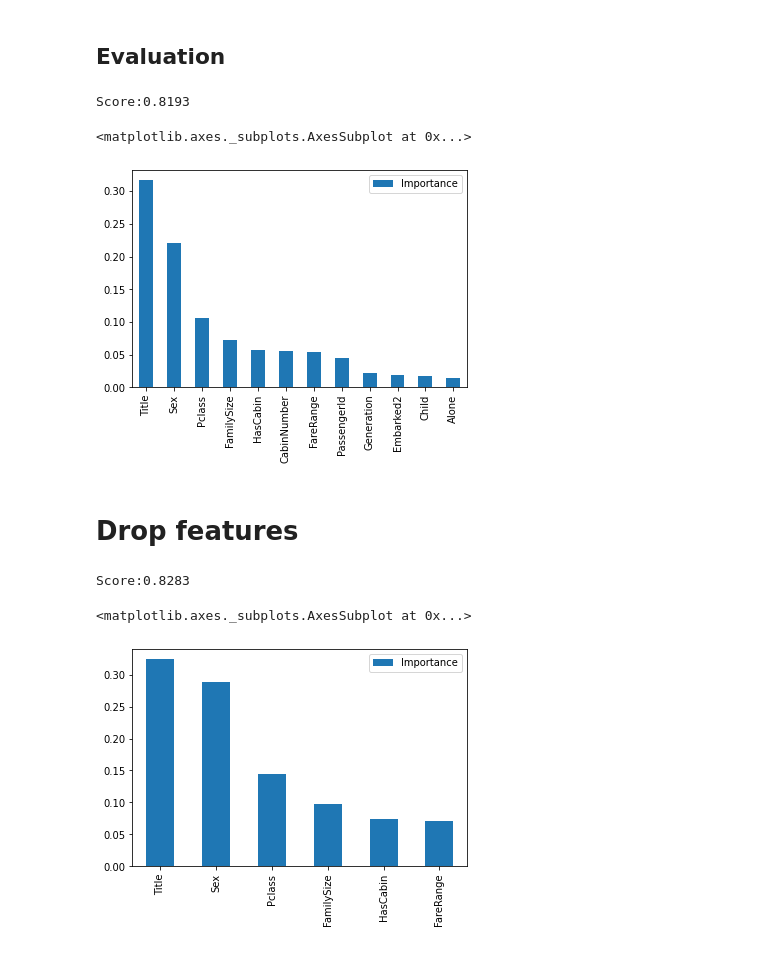
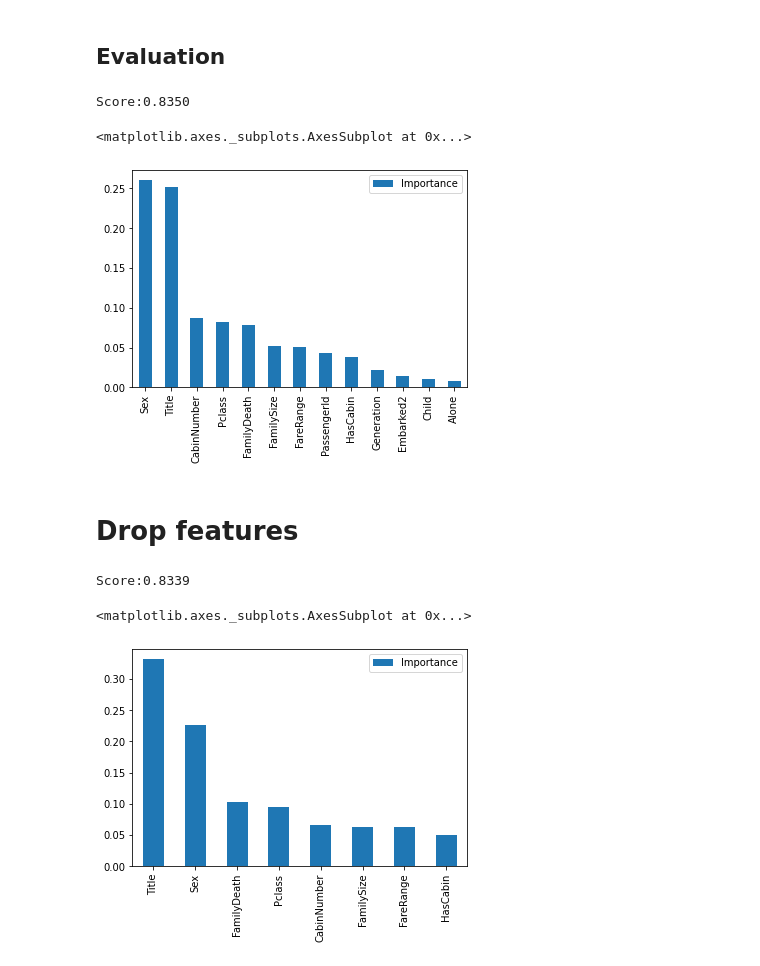
Before and after one commit to predora005/kaggle-practice, a Jupyter notebook: titanic/titanic.ipynb, the cells around one changed output. Cells and saved outputs as stored; diff of their text form; code cells hidden in the pictures.

Commit message:
add FamilyDeath to titanic

```diff
--- a/titanic/titanic.ipynb
+++ b/titanic/titanic.ipynb
@@ -452,11 +452,12 @@ Score:0.8193
 train_data = pd.read_csv('~/input/titanic/train.csv')
 test_data = pd.read_csv('~/input/titanic/test.csv')
 
-train_all = train_data.copy()
-test_all = test_data.copy()
+train_all = train_data.copy(deep=True)
+test_all = test_data.copy(deep=True)
 
 train_all['Test'] = 0
 test_all['Test'] = 1
-test_all['Survived'] = -1
+#test_all['Survived'] = -1
 
-all_data = pd.concat([train_all, test_all])
+all_data = pd.concat([train_all, test_all], ignore_index=True)
+all_data.tail()
@@ -642,0 +653,30 @@ train_temp[['Embarked2', 'Survived']].groupby(['Embarked2'], as_index=False).mea
+# %%
+all_data['LastName'] = all_data['Name'] .map(lambda name: name.split(",")[0])
+
+all_data['FamilyDeath'] = np.nan
+col_no = all_data.columns.get_loc('FamilyDeath')
+
+for i in range(len(all_data)):
+
+    if all_data.iloc[i]['FamilySize'] > 0:
+
+        last_name = all_data.iloc[i]['LastName']
+        family_size = all_data.iloc[i]['FamilySize']
+
+        temp = pd.concat([all_data.iloc[:i], all_data.iloc[i+1:]])
+
+        family = temp[(temp['LastName'] == last_name) & (temp['FamilySize'] == family_size)]
+
+        if len(family) == 0:
+            continue
+
+        all_data.iloc[i, col_no] = family.Survived.mean()
+
+        #print("==============================================")
+        #print("{0:4d}: {1:s} size={2:d}".format(i, last_name, family_size))
+        #print(len(family), family, family['Survived'].mean())
+        #all_data.loc[i, 'FamilyDeath'] = family['Survived'].mean()
+        #print(all_data.iloc[i, col_no] , family['Survived'].mean())
+
+all_data['FamilyDeath'] .fillna(0.5, inplace=True)
+all_data.head()
@@ -648,7 +696,8 @@ from sklearn.model_selection import KFold, StratifiedKFold, cross_val_score
 
 test_group = all_data.groupby('Test')
 train_y = test_group.get_group(0)['Survived']
-drop_columns = ['Survived', 'Test', 'Name', 'Age', 'SibSp', 'Parch', 'Fare', 'Ticket', 'Fare', 'Cabin', 'Embarked']
+train_y = train_y.astype({'Survived': int})
+drop_columns = ['Survived', 'Test', 'Name', 'Age', 'SibSp', 'Parch', 'Fare', 'Ticket', 'Fare', 'Cabin', 'Embarked', 'LastName']
 train_x = test_group.get_group(0).drop(columns=drop_columns)
 test_x = test_group.get_group(1).drop(columns=drop_columns)
 
@@ -668,43 +717,44 @@ feature_importances = pd.DataFrame(importances, index=train_x.columns, columns=[
 feature_importances = feature_importances.sort_values(by='Importance', ascending=False)
 feature_importances.plot.bar()
 # %% [output]
-Score:0.8193
+Score:0.8350
 <matplotlib.axes._subplots.AxesSubplot at 0x...>
-[figure, old version]
+[figure, new version]
 # %% [markdown]
 # Drop features
 # %%
 from sklearn.ensemble import RandomForestClassifier
 from sklearn.model_selection import KFold, StratifiedKFold, cross_val_score
 
 test_group = all_data.groupby('Test')
 train_y = test_group.get_group(0)['Survived']
+train_y = train_y.astype({'Survived': int})
 drop_columns = [
     'Survived', 'Test', 'Name', 'Age', 'SibSp', 'Parch',
     'Fare', 'Ticket', 'Fare', 'Cabin', 'Embarked',
-    'PassengerId', 'Generation', 'Embarked2', 'Child', 'Alone', 'CabinNumber']
+    'PassengerId', 'Generation', 'Embarked2', 'Child', 'Alone', 'LastName']
 train_x = test_group.get_group(0).drop(columns=drop_columns)
 test_x = test_group.get_group(1).drop(columns=drop_columns)
 
 # Trainning with cross validation and and score calculation
 kf = StratifiedKFold(n_splits=5, shuffle=True, random_state=1)
 result = cross_val_score(model, train_x, train_y, cv=kf, scoring='accuracy')
 print('Score:{0:.4f}'.format(result.mean()))
 
 # Evaluation of features
 model = RandomForestClassifier(n_estimators=100, max_depth=5, random_state=1)
 model.fit(train_x, train_y)
 
 importances = model.feature_importances_
 columns = train_x.columns
 
 feature_importances = pd.DataFrame(importances, index=train_x.columns, columns=['Importance'])
 feature_importances = feature_importances.sort_values(by='Importance', ascending=False)
 feature_importances.plot.bar()
 # %% [output]
-Score:0.8283
+Score:0.8339
 <matplotlib.axes._subplots.AxesSubplot at 0x...>
-[figure, old version]
+[figure, new version]
 # %%
 # Prediction
 predictions = model.predict(test_x)
```
Also changed, not shown: parts of 3 cells of this notebook.
